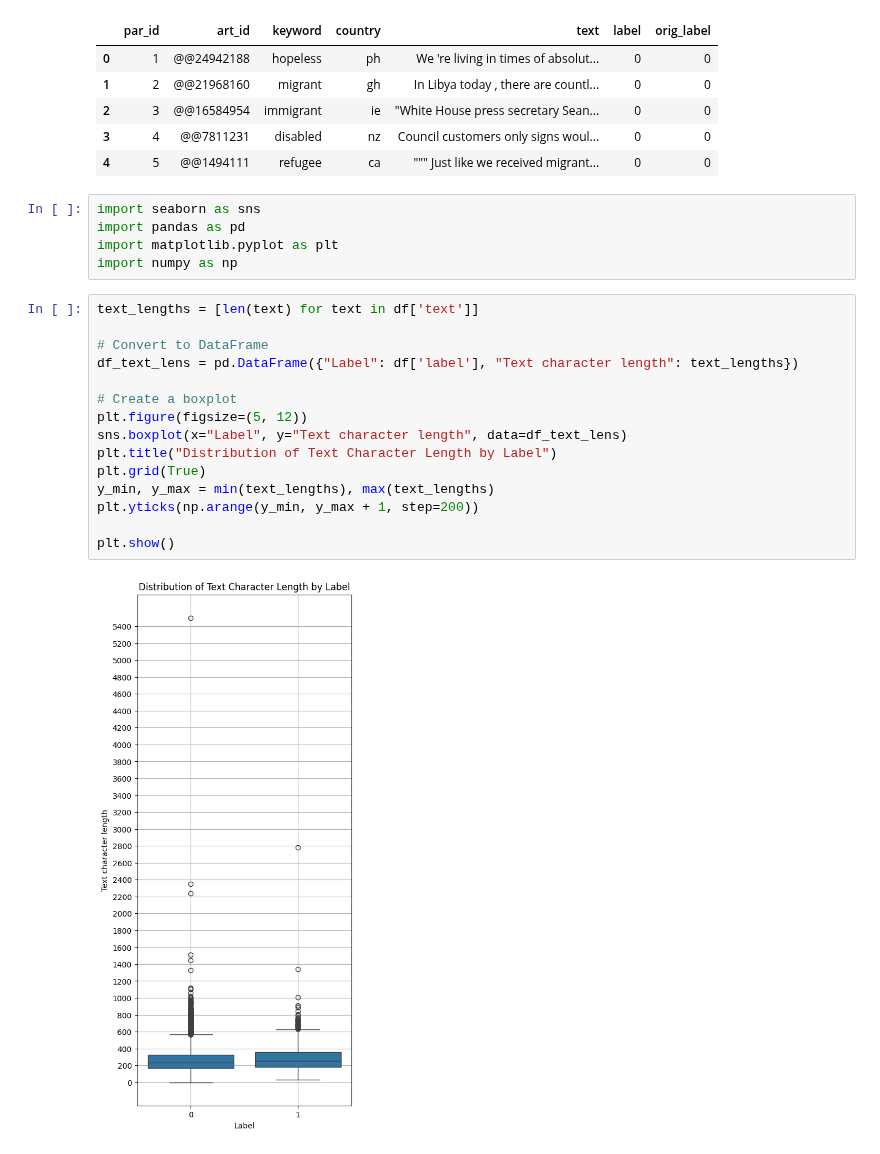
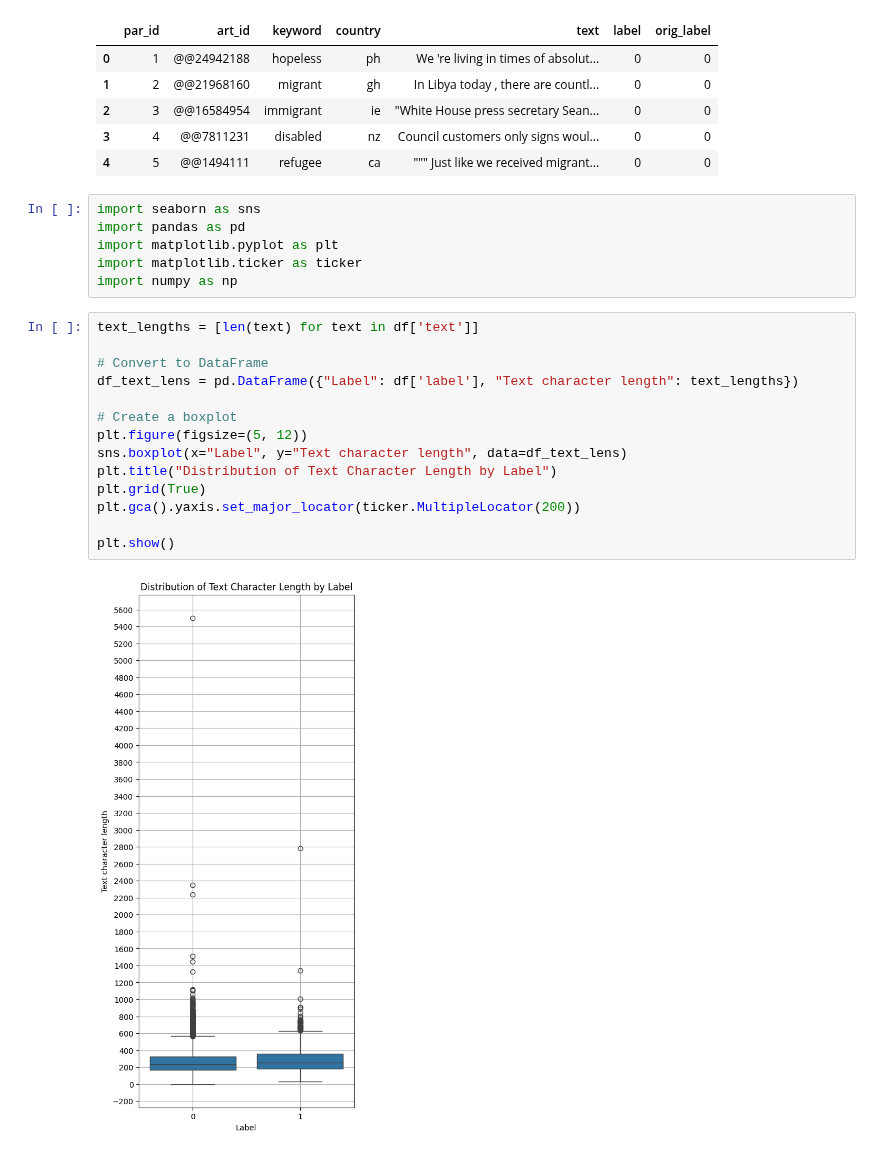
Before and after one commit to mwmlo/nlp-pcl-cw, a Jupyter notebook: class_label_analysis.ipynb, the cells around one changed output. Cells and saved outputs as stored; diff of their text form.

```diff
--- a/class_label_analysis.ipynb
+++ b/class_label_analysis.ipynb
@@ -17,24 +17,24 @@ df.head()
 import seaborn as sns
 import pandas as pd
 import matplotlib.pyplot as plt
+import matplotlib.ticker as ticker
 import numpy as np
 # %%
 text_lengths = [len(text) for text in df['text']]
 
 # Convert to DataFrame
 df_text_lens = pd.DataFrame({"Label": df['label'], "Text character length": text_lengths})
 
 # Create a boxplot
 plt.figure(figsize=(5, 12))
 sns.boxplot(x="Label", y="Text character length", data=df_text_lens)
 plt.title("Distribution of Text Character Length by Label")
 plt.grid(True)
-y_min, y_max = min(text_lengths), max(text_lengths)
-plt.yticks(np.arange(y_min, y_max + 1, step=200))
+plt.gca().yaxis.set_major_locator(ticker.MultipleLocator(200))
 
 plt.show()
 # %% [output]
-[figure, old version]
+[figure, new version]
 # %%
 text_lengths = [len(text.split()) for text in df['text']]
 
```
Also changed, not shown: parts of 3 cells of this notebook.
